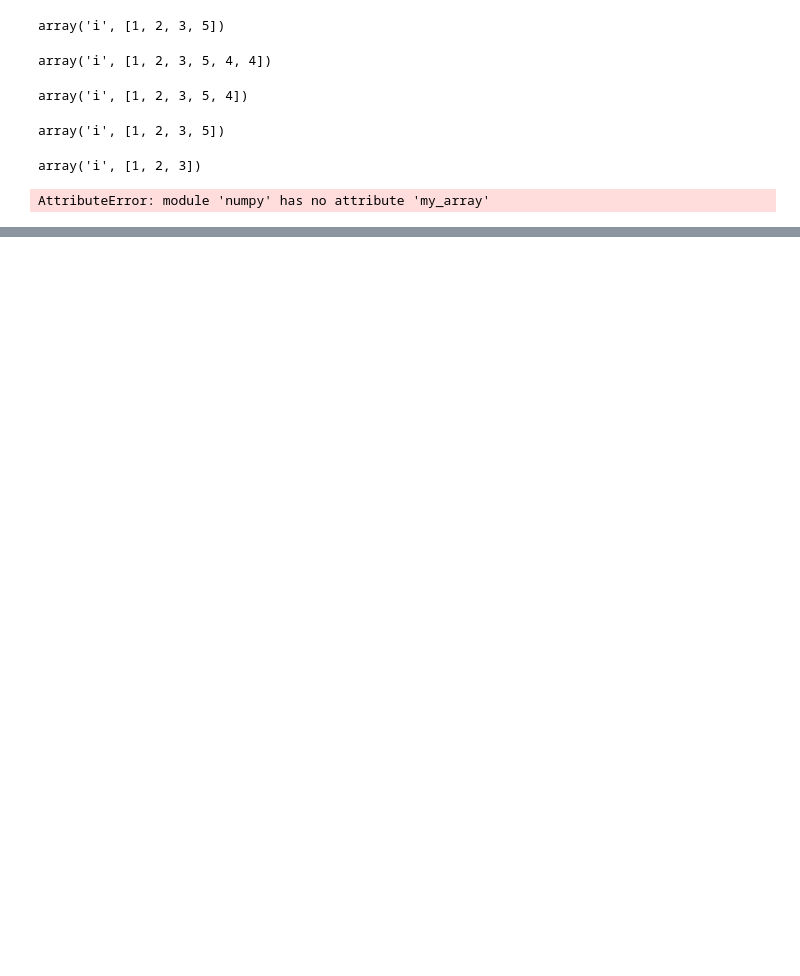
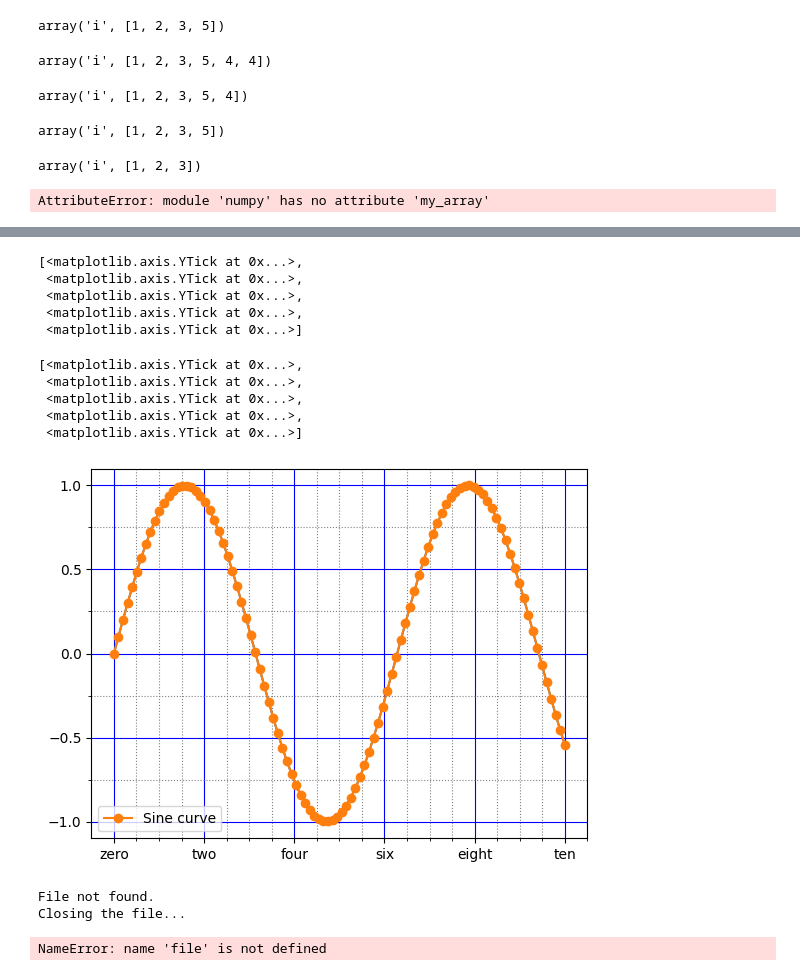
Before and after one commit to leodavidfan/AI_Books, a Jupyter notebook: 8515FinalPrep.ipynb, the cells around one changed output, grey strips where cells are left out. Drawn from its saved outputs; the diff is of its cells as text; code cells hidden in the pictures; blank space fills up the shorter version.

```diff
--- a/8515FinalPrep.ipynb
+++ b/8515FinalPrep.ipynb
@@ -464,0 +1023,44 @@ AttributeError: module 'numpy' has no attribute 'my_array'
+# %%
+# Set the major ticks for x-axis
+ax.set_xticks([0, 2, 4, 6, 8, 10])
+# Set the major ticks for y-axis
+ax.set_yticks([-1, -0.5, 0, 0.5, 1])
+# %% [output]
+[<matplotlib.axis.YTick at 0x...>,
+ <matplotlib.axis.YTick at 0x...>,
+ <matplotlib.axis.YTick at 0x...>,
+ <matplotlib.axis.YTick at 0x...>,
+ <matplotlib.axis.YTick at 0x...>]
+# %%
+# Set the major ticks for x-axis
+ax.set_xticks([0, 2, 4, 6, 8, 10])
+# Set the major ticks for y-axis
+ax.set_yticks([-1, -0.5, 0, 0.5, 1])
+# %% [output]
+[<matplotlib.axis.YTick at 0x...>,
+ <matplotlib.axis.YTick at 0x...>,
+ <matplotlib.axis.YTick at 0x...>,
+ <matplotlib.axis.YTick at 0x...>,
+ <matplotlib.axis.YTick at 0x...>]
+# %%
+# Plotting with a label to reference in the legend, and with markers
+ax.plot(x, y, label='Sine curve', marker='o')
+# Display the legend on the plot
+ax.legend()
+fig
+# %% [output]
+[figure, added]
+# %%
+    try:
+      file = open('data.txt', 'r')
+      content = file.read()
+      print(content)
+    except FileNotFoundError:
+      print("File not found.")
+    finally:
+      print("Closing the file...")
+      file.close()
+# %% [output]
+File not found.
+Closing the file...
+NameError: name 'file' is not defined
```
Also changed, not shown: parts of 73 cells of this notebook.
